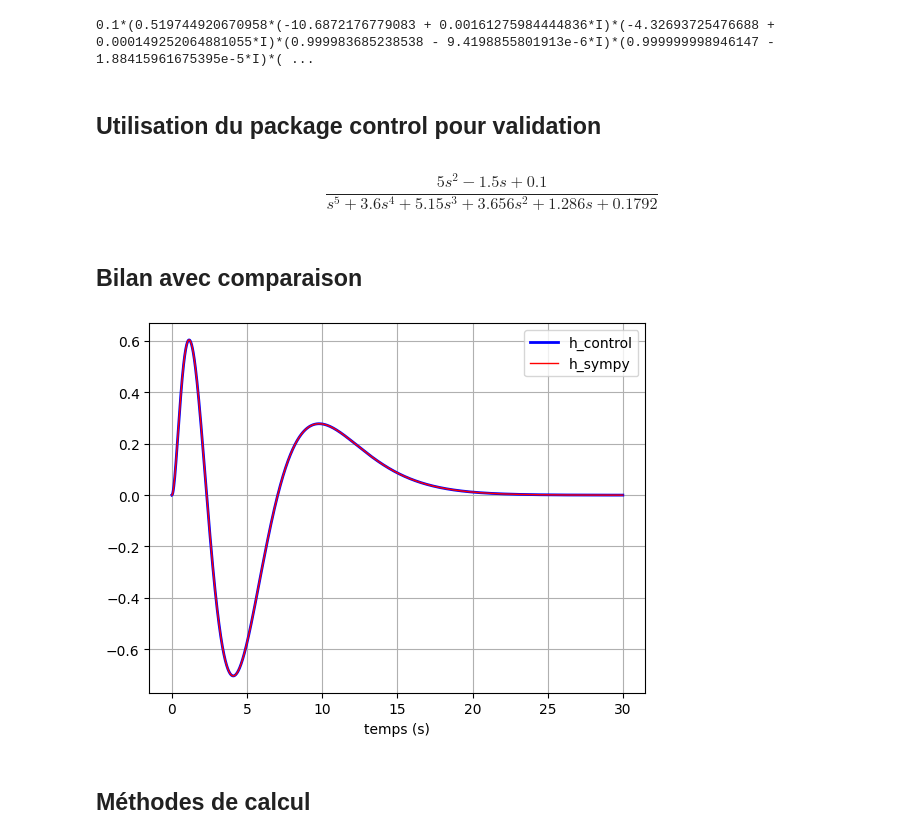
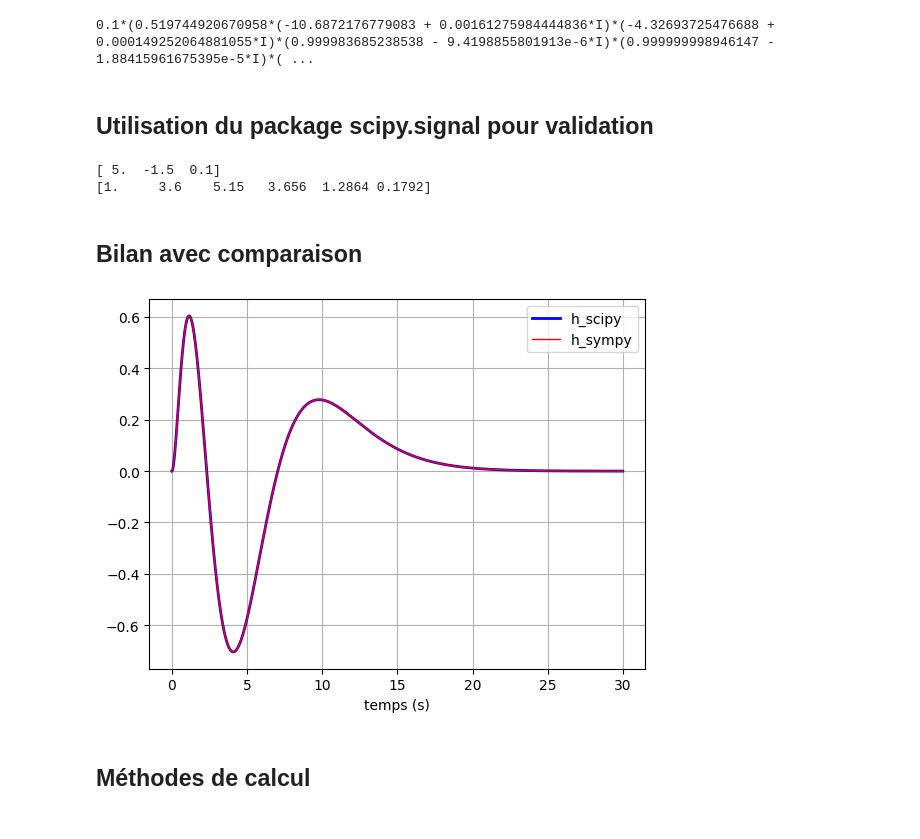
Before and after one commit to jeanluccollette/transformee-de-laplace-inverse, a Jupyter notebook: transformee-de-laplace-inverse.ipynb, the cells around one changed output. Drawn from its saved outputs; the diff is of its cells as text; code cells hidden in the pictures.

```diff
--- a/transformee-de-laplace-inverse.ipynb
+++ b/transformee-de-laplace-inverse.ipynb
@@ -107,32 +106,31 @@ display(sp.inverse_laplace_transform(H.subs(Zn).subs(Pn).subs(Gn), p, t))
 # %% [output]
 0.1*(0.519744920670958*(-10.6872176779083 + 0.00161275984444836*I)*(-4.32693725476688 + 0.000149252064881055*I)*(0.999983685238538 - 9.4198855801913e-6*I)*(0.999999998946147 - 1.88415961675395e-5*I)*( ...
 # %% [markdown]
-## Utilisation du package **control** pour validation
+## Utilisation du package **scipy.signal** pour validation
-# %%
-p = ct.tf('s')
-H = Gn[0][1]
-for k in range(len(Pn)):
-    H = H/(p - Pn[k][1])**OPn[k]
-for k in range(len(Zn)):
-    H = H*(p - Zn[k][1])**OZn[k]
-H
-# %% [output]
-$$\frac{5 s^2 - 1.5 s + 0.1}{s^5 + 3.6 s^4 + 5.15 s^3 + 3.656 s^2 + 1.286 s + 0.1792}$$
+# %%
+N = sp.fraction(H)[0].subs(Zn).subs(Gn)
+D = sp.fraction(H)[1].subs(Pn)
+coeffD = np.array(sp.Poly(D).coeffs(), dtype=float)
+coeffN = np.array(sp.Poly(N).coeffs(), dtype=float)
+print(coeffN)
+print(coeffD)
+# %% [output]
+[ 5.  -1.5  0.1]
+[1.     3.6    5.15   3.656  1.2864 0.1792]
 # %% [markdown]
 ## Bilan avec comparaison
 # %%
 tps = np.arange(0, 30, 0.01)
-rep = ct.impulse_response(H, tps)
-h_control = rep.y[0][0]
+_, h_scipy = impulse((coeffN, coeffD), T=tps)
 h_sympy = np.real(sp.lambdify(t, h.subs(An).subs(Pn), 'numpy')(tps))
-plt.plot(tps, h_control, 'b', lw=2, label='h_control')
+plt.plot(tps, h_scipy, 'b', lw=2, label='h_scipy')
 plt.plot(tps, h_sympy, 'r', lw=1, label='h_sympy')
 plt.grid('on')
 plt.xlabel('temps (s)')
 plt.legend()
 plt.show()
 # %% [output]
-[figure, old version]
+[figure, new version]
 # %% [markdown]
 ## Méthodes de calcul
 # %% [markdown]
```
Also changed, not shown: parts of 1 cell of this notebook.
